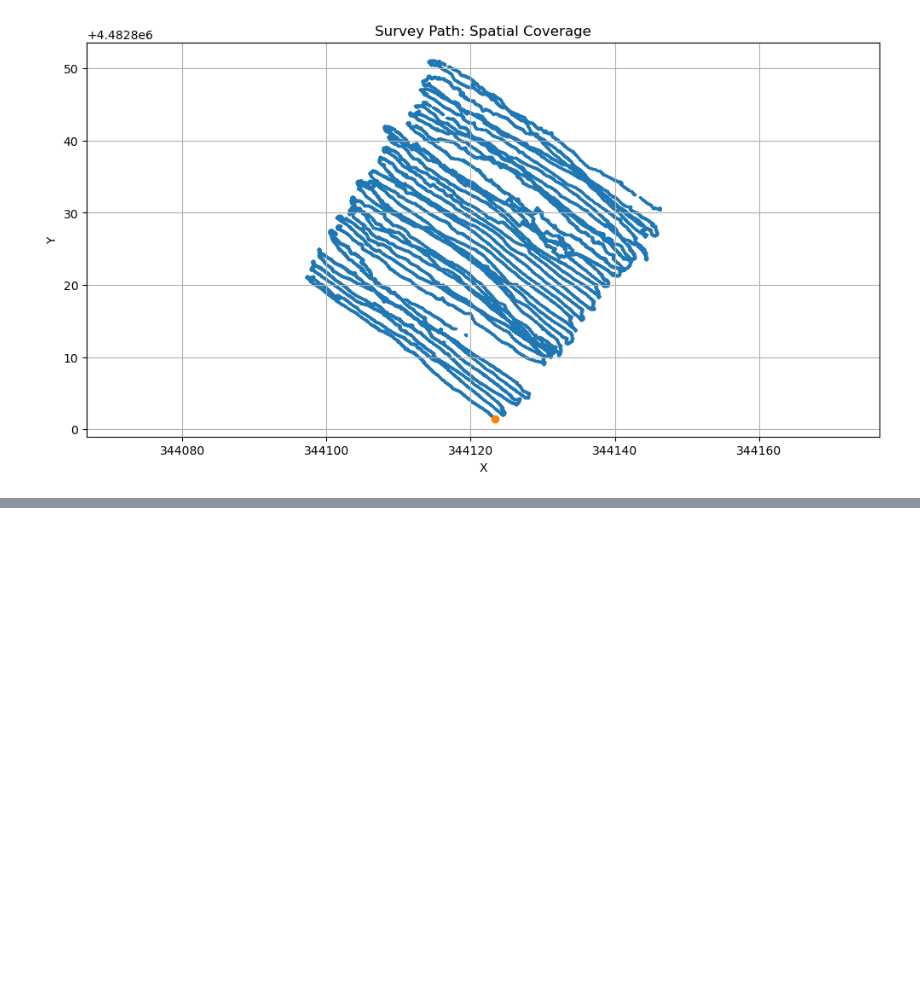
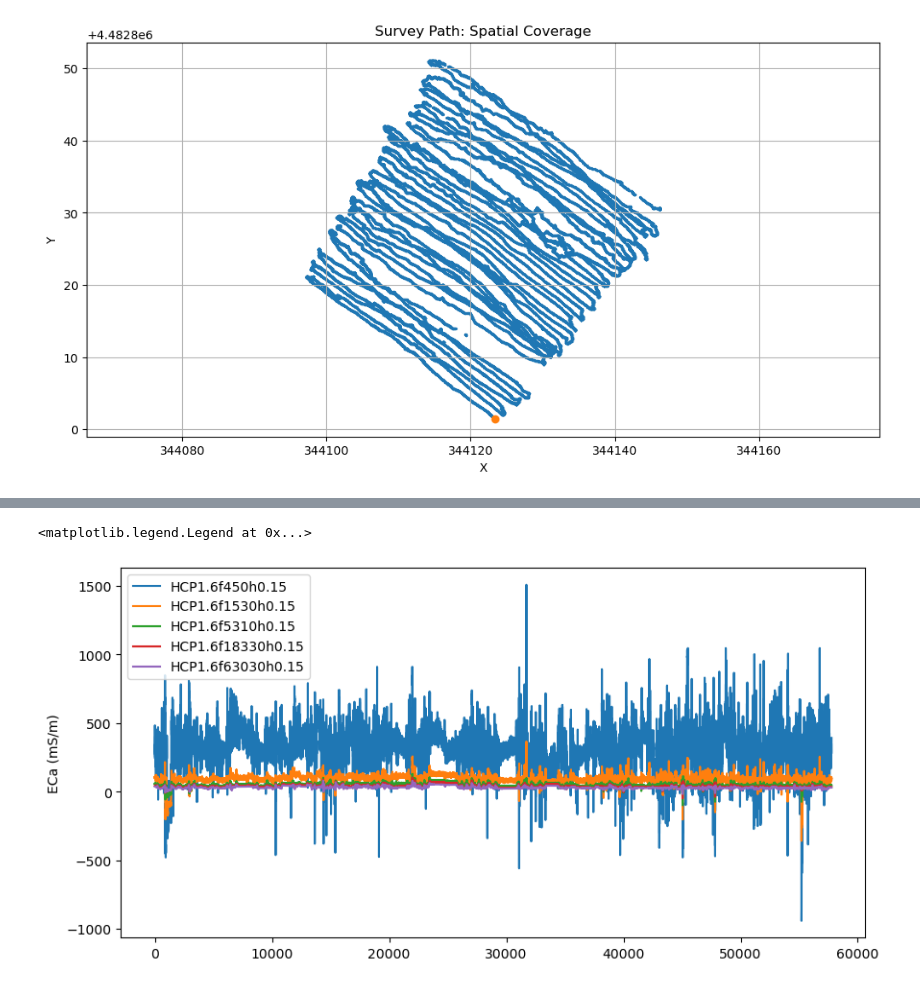
Before and after one commit to NathanSedmak/FDEM_Project_FC_2025, a Jupyter notebook: code/basic-processing.ipynb, the cells around one changed output, grey strips where cells are left out. Drawn from its saved outputs; the diff is of its cells as text; code cells hidden in the pictures; blank space fills up the shorter version.

```diff
--- a/code/basic-processing.ipynb
+++ b/code/basic-processing.ipynb
@@ -110,0 +180,14 @@ plt.show()
+# %%
+
+data
+plt.figure(figsize=(10,5))
+plt.plot(data['HCP1.6f450h0.15'], label = 'HCP1.6f450h0.15')
+plt.plot(data['HCP1.6f1530h0.15'], label = 'HCP1.6f1530h0.15')
+plt.plot(data['HCP1.6f5310h0.15'], label = 'HCP1.6f5310h0.15')
+plt.plot(data['HCP1.6f18330h0.15'], label = 'HCP1.6f18330h0.15')
+plt.plot(data['HCP1.6f63030h0.15'], label = 'HCP1.6f63030h0.15')
+plt.ylabel('ECa (mS/m)')
+plt.legend()
+# %% [output]
+<matplotlib.legend.Legend at 0x...>
+[figure, added]
```
Also changed, not shown: parts of 4 cells of this notebook, 3 other files.
